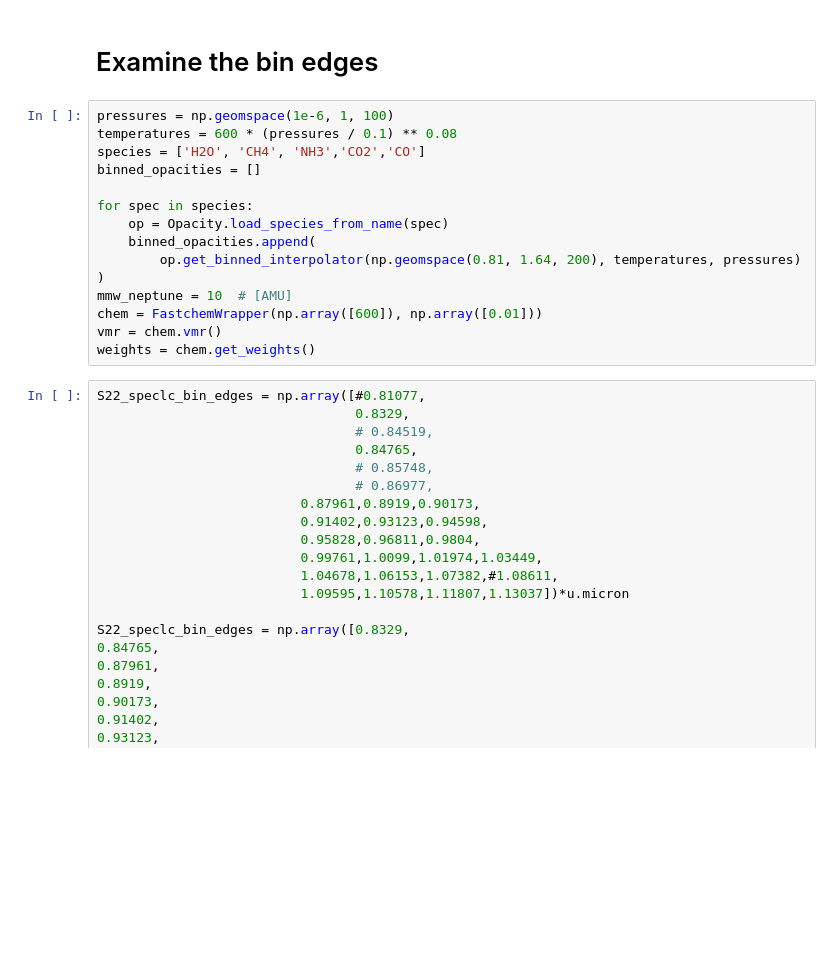
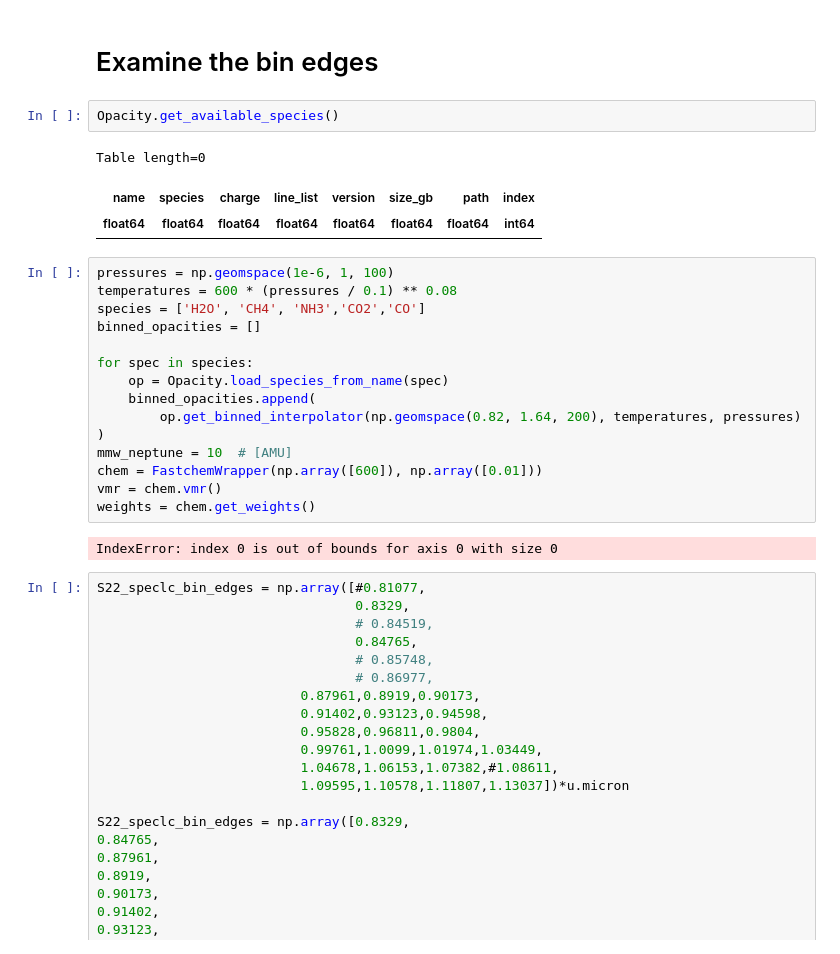
Before and after one commit to will-waalkes/Spot_Treating_AUMicb, a Jupyter notebook: modeling/02-binning/plot_bins.ipynb, the cells around one changed output. Cells and saved outputs as stored; diff of their text form; blank space fills up the shorter version.

```diff
--- a/modeling/02-binning/plot_bins.ipynb
+++ b/modeling/02-binning/plot_bins.ipynb
@@ -8,5 +9,11 @@ CPU devices: [CpuDevice(id=0), CpuDevice(id=1), CpuDevice(id=2), CpuDevice(id=3)
 # %% [markdown]
 # Examine the bin edges
+# %%
+Opacity.get_available_species()
+# %% [output]
+Table length=0
+| name | species | charge | line_list | version | size_gb | path | index |
+| float64 | float64 | float64 | float64 | float64 | float64 | float64 | int64 |
 # %%
 pressures = np.geomspace(1e-6, 1, 100)
 temperatures = 600 * (pressures / 0.1) ** 0.08
@@ -16,11 +23,13 @@ binned_opacities = []
 for spec in species:
     op = Opacity.load_species_from_name(spec)
     binned_opacities.append(
-        op.get_binned_interpolator(np.geomspace(0.81, 1.64, 200), temperatures, pressures) )
+        op.get_binned_interpolator(np.geomspace(0.82, 1.64, 200), temperatures, pressures) )
 mmw_neptune = 10  # [AMU]
 chem = FastchemWrapper(np.array([600]), np.array([0.01]))
 vmr = chem.vmr()
 weights = chem.get_weights()
+# %% [output]
+IndexError: index 0 is out of bounds for axis 0 with size 0
 # %%
 S22_speclc_bin_edges = np.array([#0.81077,
                                  0.8329,
```
Also changed, not shown: parts of 4 cells of this notebook, 5 other files.
